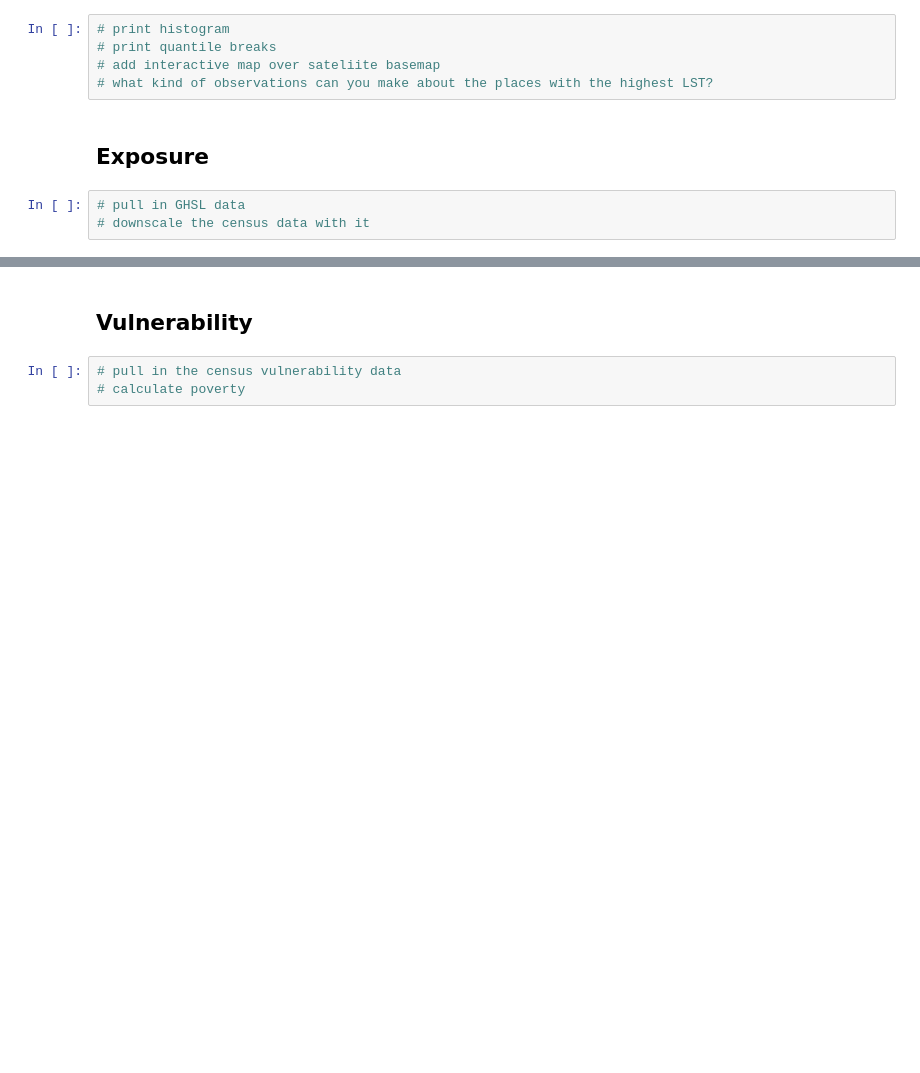
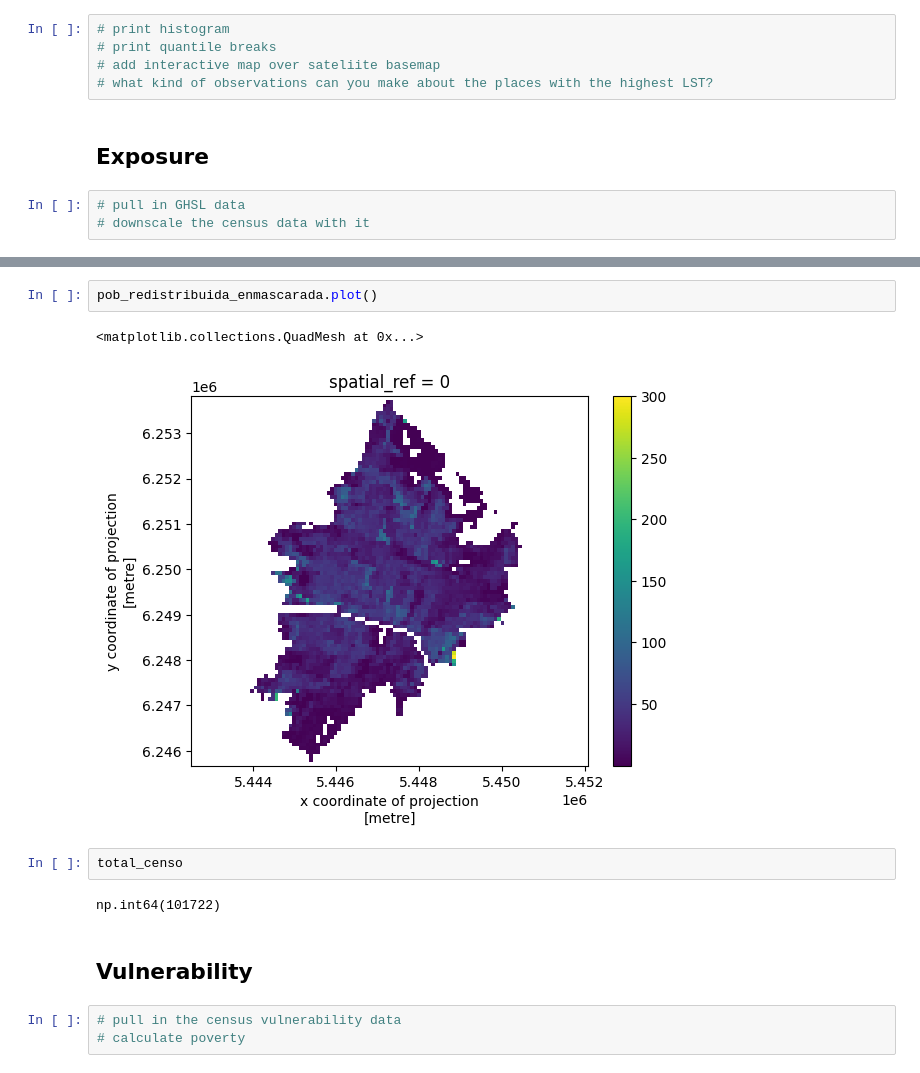
Before and after one commit to nlebovits/datos-escala-humana, a Jupyter notebook: es/riesgo-climatico/unidad_3_soluciones.ipynb, the cells around one changed output, grey strips where cells are left out. Cells and saved outputs as stored; diff of their text form; blank space fills up the shorter version.

```diff
--- a/es/riesgo-climatico/unidad_3_soluciones.ipynb
+++ b/es/riesgo-climatico/unidad_3_soluciones.ipynb
@@ -268,3 +481,12 @@ Maximum LST Statistics:
+# %%
+pob_redistribuida_enmascarada.plot()
+# %% [output]
+<matplotlib.collections.QuadMesh at 0x...>
+[figure, added]
+# %%
+total_censo
+# %% [output]
+np.int64(101722)
 # %% [markdown]
 ## Vulnerability
 # %%
```
Also changed, not shown: parts of 17 cells of this notebook.
